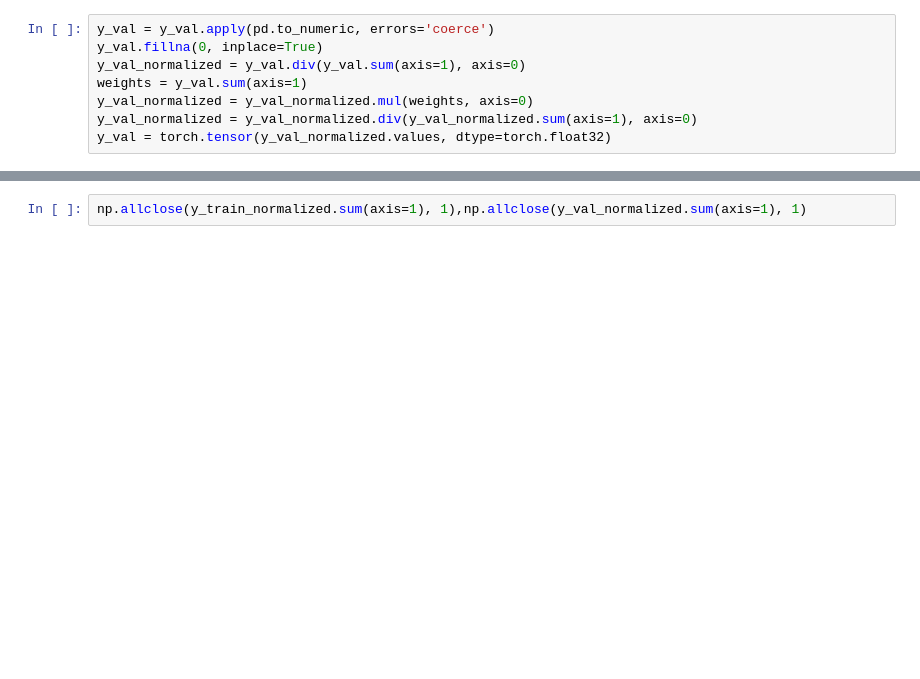
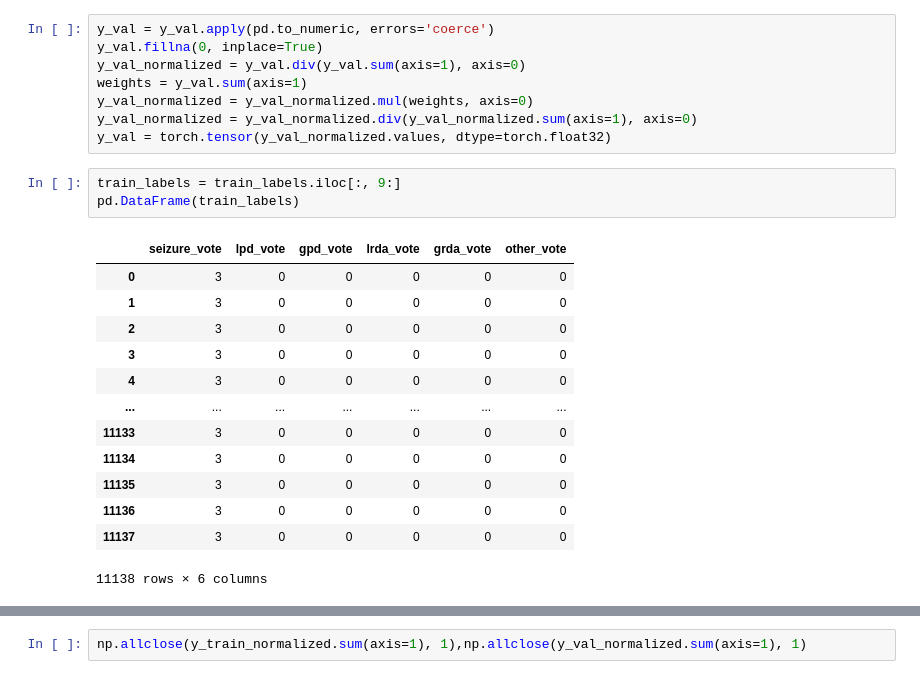
Before and after one commit to Haroon-64/EEG-Code, a Jupyter notebook: rew.ipynb, the cells around one changed output, grey strips where cells are left out. Drawn from its saved outputs; the diff is of its cells as text; blank space fills up the shorter version.

```diff
--- a/rew.ipynb
+++ b/rew.ipynb
@@ -215,3 +216,20 @@ weights = y_val.sum(axis=1)
 y_val_normalized = y_val_normalized.mul(weights, axis=0)
 y_val_normalized = y_val_normalized.div(y_val_normalized.sum(axis=1), axis=0)
 y_val = torch.tensor(y_val_normalized.values, dtype=torch.float32)
+# %%
+train_labels = train_labels.iloc[:, 9:]
+pd.DataFrame(train_labels)
+# %% [output]
+|  | seizure_vote | lpd_vote | gpd_vote | lrda_vote | grda_vote | other_vote |
+| 0 | 3 | 0 | 0 | 0 | 0 | 0 |
+| 1 | 3 | 0 | 0 | 0 | 0 | 0 |
+| 2 | 3 | 0 | 0 | 0 | 0 | 0 |
+| 3 | 3 | 0 | 0 | 0 | 0 | 0 |
+| 4 | 3 | 0 | 0 | 0 | 0 | 0 |
+| ... | ... | ... | ... | ... | ... | ... |
+| 11133 | 3 | 0 | 0 | 0 | 0 | 0 |
+| 11134 | 3 | 0 | 0 | 0 | 0 | 0 |
+| 11135 | 3 | 0 | 0 | 0 | 0 | 0 |
+| 11136 | 3 | 0 | 0 | 0 | 0 | 0 |
+| 11137 | 3 | 0 | 0 | 0 | 0 | 0 |
+11138 rows × 6 columns
```
Also changed, not shown: parts of 8 cells of this notebook, 1 other file.
